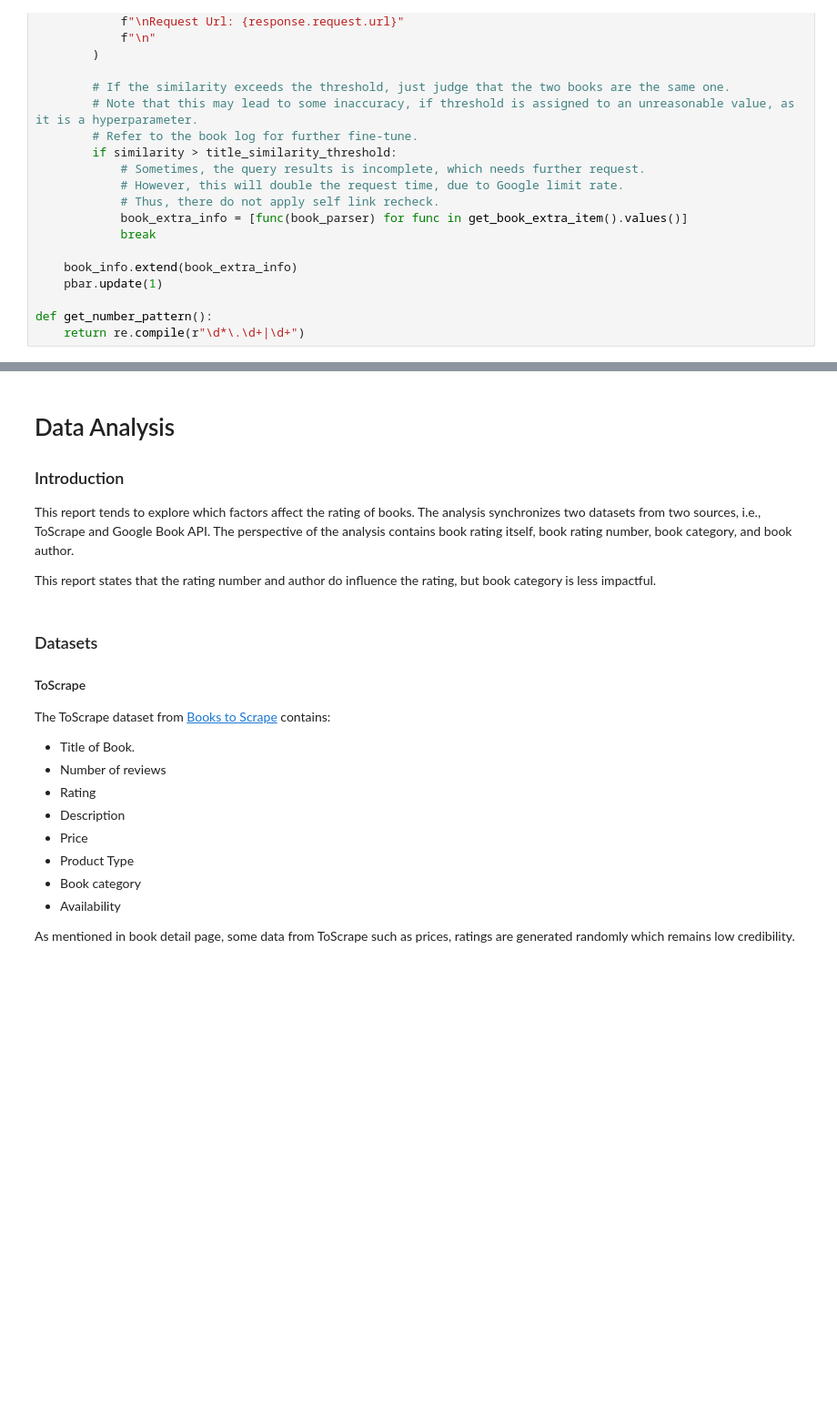
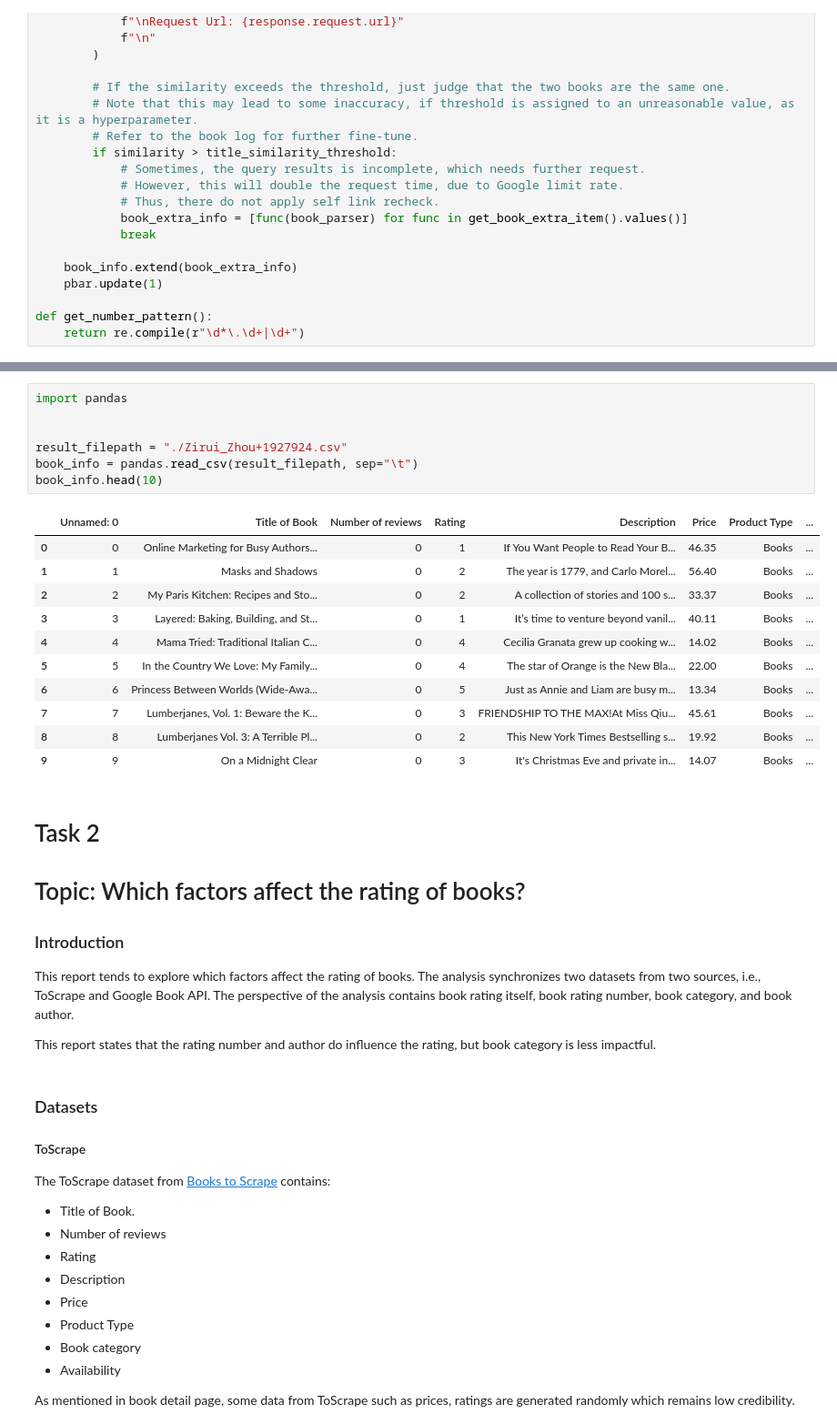
Before and after one commit to Zirui-Zhou/INT303_Web_Scraping_And_Data_Analysis, a Jupyter notebook: Zirui_Zhou+1927924.ipynb, the cells around one changed output, grey strips where cells are left out. Shown at 91% size. Saved outputs shown, nothing was run; the diff lists cells and outputs as text; blank space fills up the shorter version.

```diff
--- a/Zirui_Zhou+1927924.ipynb
+++ b/Zirui_Zhou+1927924.ipynb
@@ -544,8 +550,30 @@ The total book number is 1000.
 2022-10-21 20:37:00,125 - DebugTimer - INFO - The duration of Writing CSV is: 0.04315159993711859 s.
 
 Done
+# %%
+import pandas
+
+
+result_filepath = "./Zirui_Zhou+1927924.csv"
+book_info = pandas.read_csv(result_filepath, sep="\t")
+book_info.head(10)
+# %% [output]
+|  | Unnamed: 0 | Title of Book | Number of reviews | Rating | Description | Price | Product Type | ... |
+| 0 | 0 | Online Marketing for Busy Authors... | 0 | 1 | If You Want People to Read Your B... | 46.35 | Books | ... |
+| 1 | 1 | Masks and Shadows | 0 | 2 | The year is 1779, and Carlo Morel... | 56.40 | Books | ... |
+| 2 | 2 | My Paris Kitchen: Recipes and Sto... | 0 | 2 | A collection of stories and 100 s... | 33.37 | Books | ... |
+| 3 | 3 | Layered: Baking, Building, and St... | 0 | 1 | It’s time to venture beyond vanil... | 40.11 | Books | ... |
+| 4 | 4 | Mama Tried: Traditional Italian C... | 0 | 4 | Cecilia Granata grew up cooking w... | 14.02 | Books | ... |
+| 5 | 5 | In the Country We Love: My Family... | 0 | 4 | The star of Orange is the New Bla... | 22.00 | Books | ... |
+| 6 | 6 | Princess Between Worlds (Wide-Awa... | 0 | 5 | Just as Annie and Liam are busy m... | 13.34 | Books | ... |
+| 7 | 7 | Lumberjanes, Vol. 1: Beware the K... | 0 | 3 | FRIENDSHIP TO THE MAX!At Miss Qiu... | 45.61 | Books | ... |
+| 8 | 8 | Lumberjanes Vol. 3: A Terrible Pl... | 0 | 2 | This New York Times Bestselling s... | 19.92 | Books | ... |
+| 9 | 9 | On a Midnight Clear | 0 | 3 | It's Christmas Eve and private in... | 14.07 | Books | ... |
 # %% [markdown]
-# Data Analysis
+# Task 2
+
+# Topic: Which factors affect the rating of books?
+
 ### Introduction
 This report tends to explore which factors affect the rating of books. The analysis synchronizes two datasets from two sources, i.e., ToScrape and Google Book API. The perspective of the analysis contains book rating itself, book rating number, book category, and book author.
 
```
Also changed, not shown: parts of 6 cells of this notebook.
